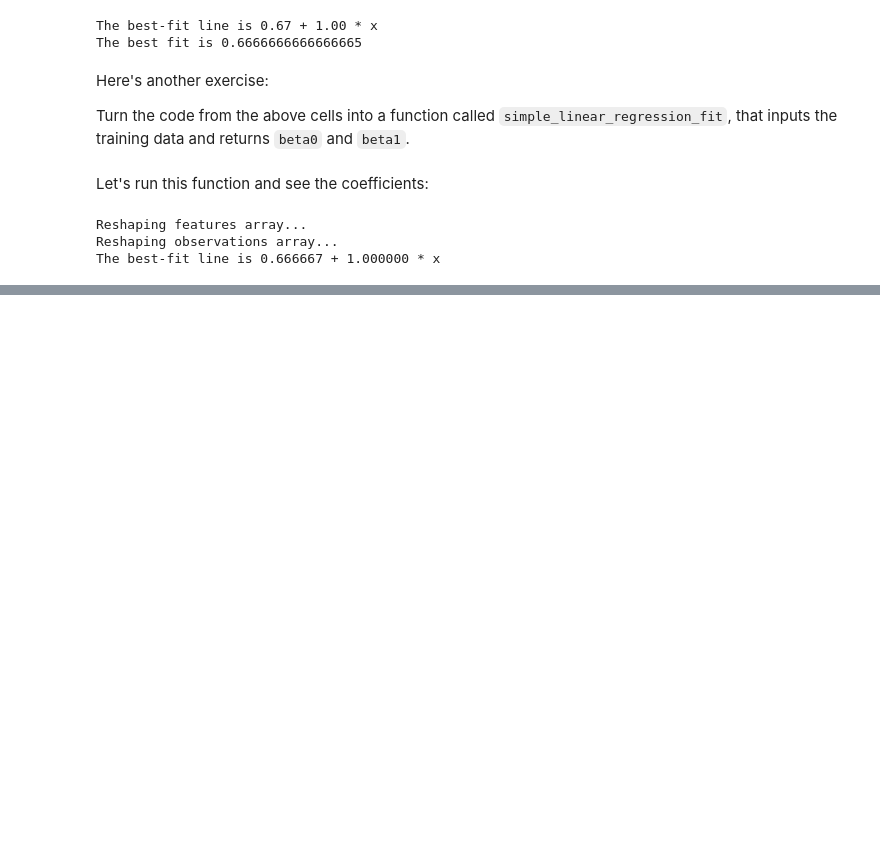
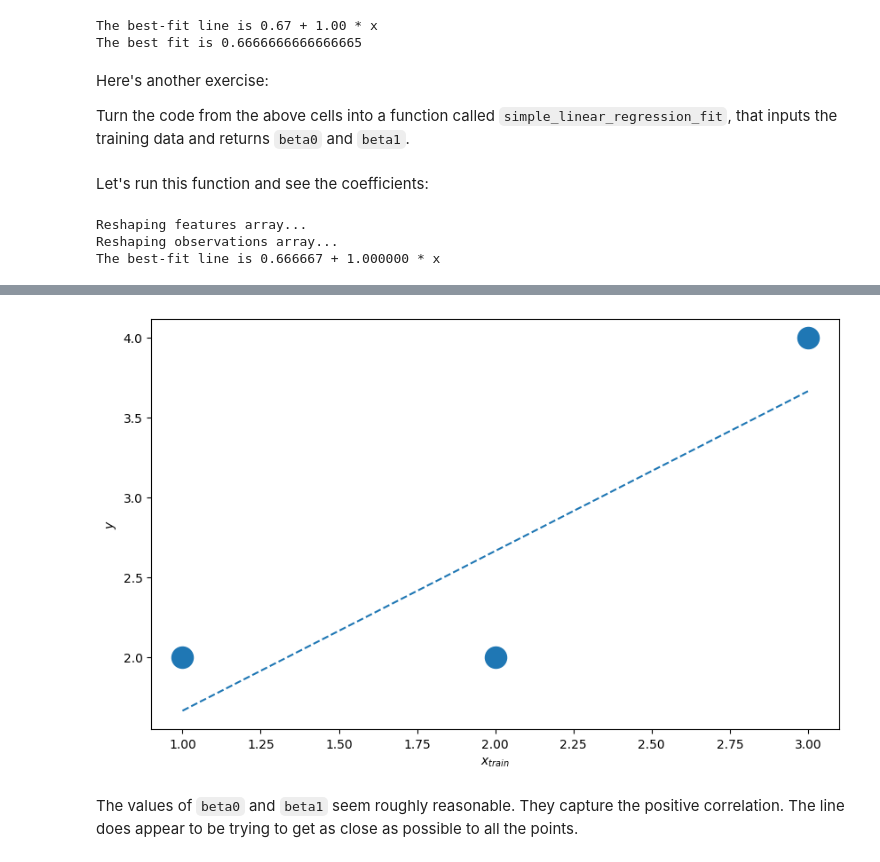
Before and after one commit to crdcamp/lin-reg-application, a Jupyter notebook: references/2_lin_reg_knn_reg_and_inference.ipynb, the cells around one changed output, grey strips where cells are left out. Saved outputs shown, nothing was run; the diff lists cells and outputs as text; code cells hidden in the pictures; blank space fills up the shorter version.

```diff
--- a/references/2_lin_reg_knn_reg_and_inference.ipynb
+++ b/references/2_lin_reg_knn_reg_and_inference.ipynb
@@ -948,0 +954,17 @@ The best-fit line is 0.666667 + 1.000000 * x
+# %%
+fig, ax_scat = plt.subplots(1, 1, figsize=(10,6))
+
+# Plot best-fit line
+x_train = np.array([[1, 2, 3]]).T
+
+best_fit = beta_0 + beta_1 * x_train
+
+ax_scat.scatter(x_train, y_train, s=300, label="Training Data")
+ax_scat.plot(x_train, best_fit, ls="--", label="Best Fit Line")
+
+ax_scat.set_xlabel(r'$x_{train}$')
+ax_scat.set_ylabel(r'$y$');
+# %% [output]
+[figure, added]
+# %% [markdown]
+The values of `beta0` and `beta1` seem roughly reasonable. They capture the positive correlation. The line does appear to be trying to get as close as possible to all the points.
```
Also changed, not shown: parts of 1 cell of this notebook.
